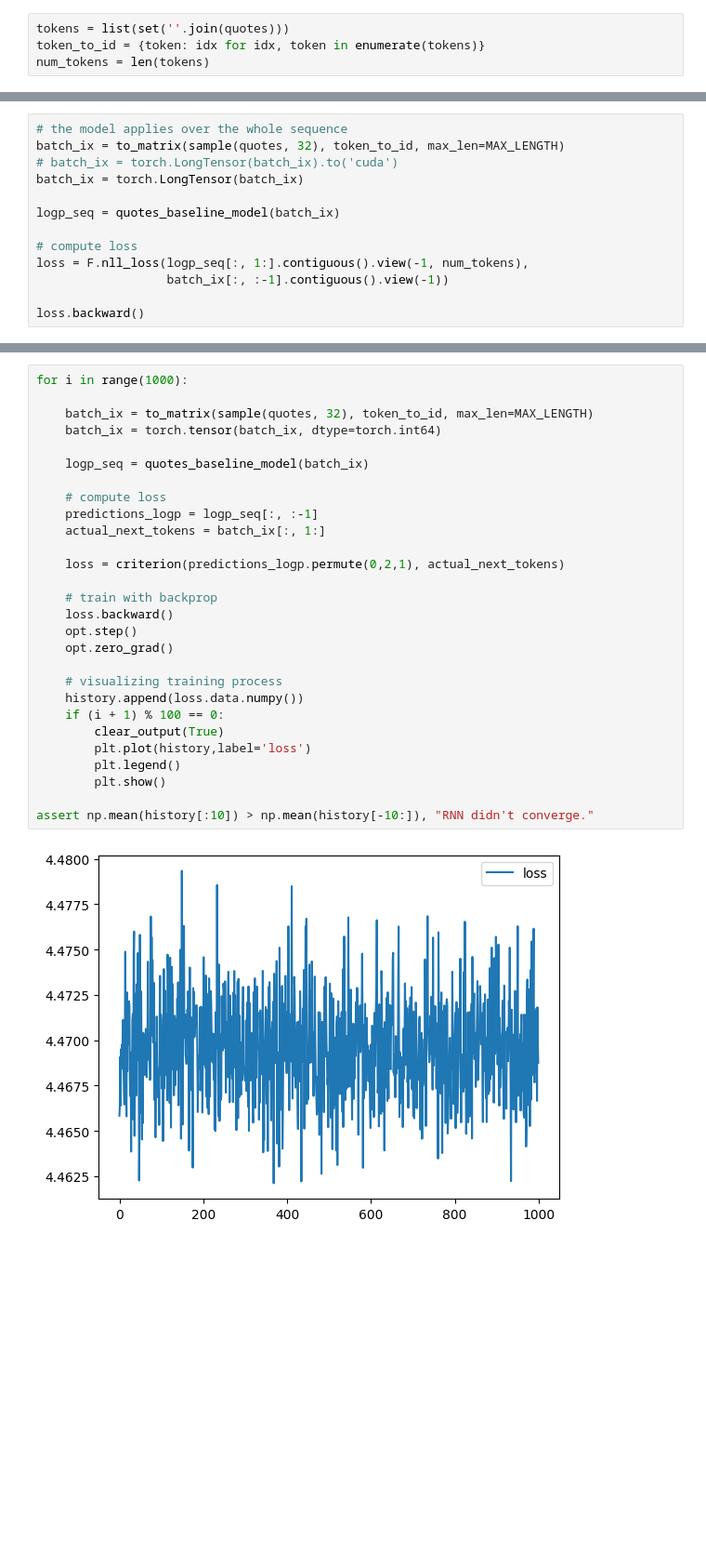
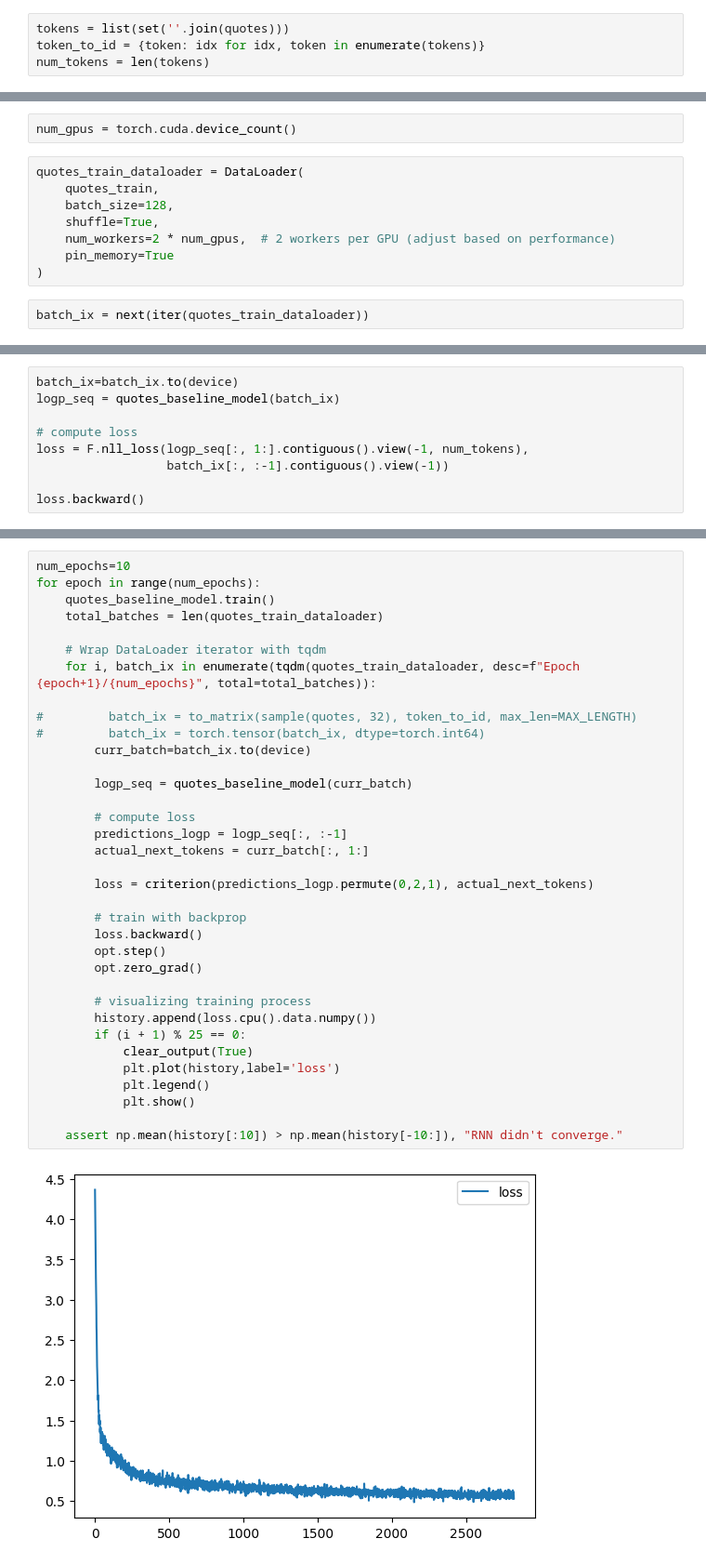
Before and after one commit to englishtea21/stepik-dl-nlp, a Jupyter notebook: task4-rnn-name-generator-ipynb.ipynb, the cells around one changed output, grey strips where cells are left out. Shown at 93% size. Drawn from its saved outputs; the diff is of its cells as text; blank space fills up the shorter version.

```diff
--- a/task4-rnn-name-generator-ipynb.ipynb
+++ b/task4-rnn-name-generator-ipynb.ipynb
@@ -592,0 +660,12 @@ MAX_LENGTH = max(map(len, quotes))
+# %%
+num_gpus = torch.cuda.device_count()
+# %%
+quotes_train_dataloader = DataLoader(
+    quotes_train,
+    batch_size=128,
+    shuffle=True,
+    num_workers=2 * num_gpus,  # 2 workers per GPU (adjust based on performance)
+    pin_memory=True
+)
+# %%
+batch_ix = next(iter(quotes_train_dataloader))
@@ -593,9 +676,5 @@ MAX_LENGTH = max(map(len, quotes))
 # %%
-# the model applies over the whole sequence
-batch_ix = to_matrix(sample(quotes, 32), token_to_id, max_len=MAX_LENGTH)
-# batch_ix = torch.LongTensor(batch_ix).to('cuda')
-batch_ix = torch.LongTensor(batch_ix)
-
+batch_ix=batch_ix.to(device)
 logp_seq = quotes_baseline_model(batch_ix)
 
 # compute loss
@@ -606,30 +687,37 @@ loss.backward()
 # %%
-for i in range(1000):
+num_epochs=10
+for epoch in range(num_epochs):
+    quotes_baseline_model.train()
+    total_batches = len(quotes_train_dataloader)
 
-    batch_ix = to_matrix(sample(quotes, 32), token_to_id, max_len=MAX_LENGTH)
-    batch_ix = torch.tensor(batch_ix, dtype=torch.int64)
+    # Wrap DataLoader iterator with tqdm
+    for i, batch_ix in enumerate(tqdm(quotes_train_dataloader, desc=f"Epoch {epoch+1}/{num_epochs}", total=total_batches)):
 
-    logp_seq = quotes_baseline_model(batch_ix)
+#         batch_ix = to_matrix(sample(quotes, 32), token_to_id, max_len=MAX_LENGTH)
+#         batch_ix = torch.tensor(batch_ix, dtype=torch.int64)
+        curr_batch=batch_ix.to(device)
 
-    # compute loss
-    predictions_logp = logp_seq[:, :-1]
-    actual_next_tokens = batch_ix[:, 1:]
+        logp_seq = quotes_baseline_model(curr_batch)
 
-    loss = criterion(predictions_logp.permute(0,2,1), actual_next_tokens)
+        # compute loss
+        predictions_logp = logp_seq[:, :-1]
+        actual_next_tokens = curr_batch[:, 1:]
 
-    # train with backprop
-    loss.backward()
-    opt.step()
-    opt.zero_grad()
+        loss = criterion(predictions_logp.permute(0,2,1), actual_next_tokens)
 
-    # visualizing training process
-    history.append(loss.data.numpy())
-    if (i + 1) % 100 == 0:
-        clear_output(True)
-        plt.plot(history,label='loss')
-        plt.legend()
-        plt.show()
+        # train with backprop
+        loss.backward()
+        opt.step()
+        opt.zero_grad()
 
-assert np.mean(history[:10]) > np.mean(history[-10:]), "RNN didn't converge."
+        # visualizing training process
+        history.append(loss.cpu().data.numpy())
+        if (i + 1) % 25 == 0:
+            clear_output(True)
+            plt.plot(history,label='loss')
+            plt.legend()
+            plt.show()
+
+    assert np.mean(history[:10]) > np.mean(history[-10:]), "RNN didn't converge."
 # %% [output]
-[figure, old version]
+[figure, new version]
```
Also changed, not shown: parts of 31 cells of this notebook.
